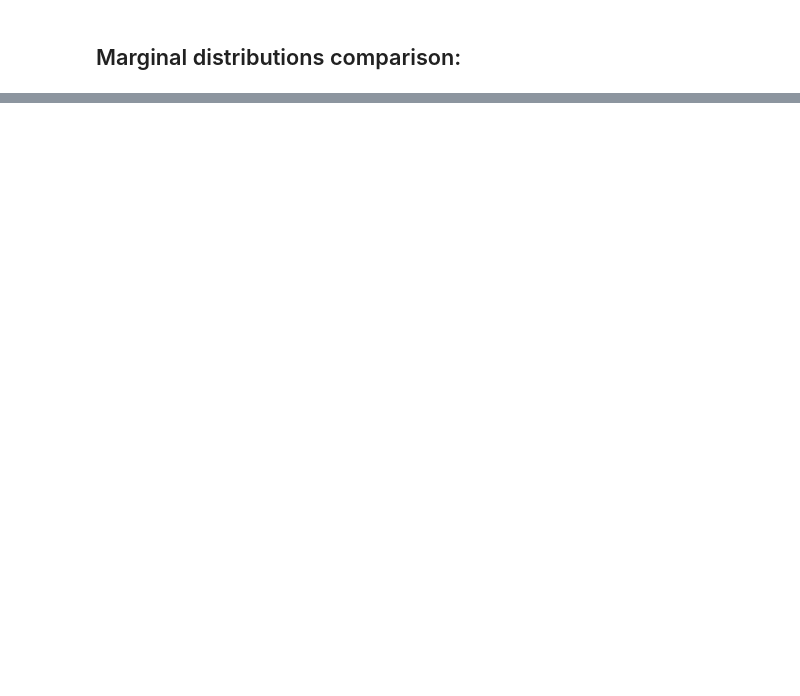
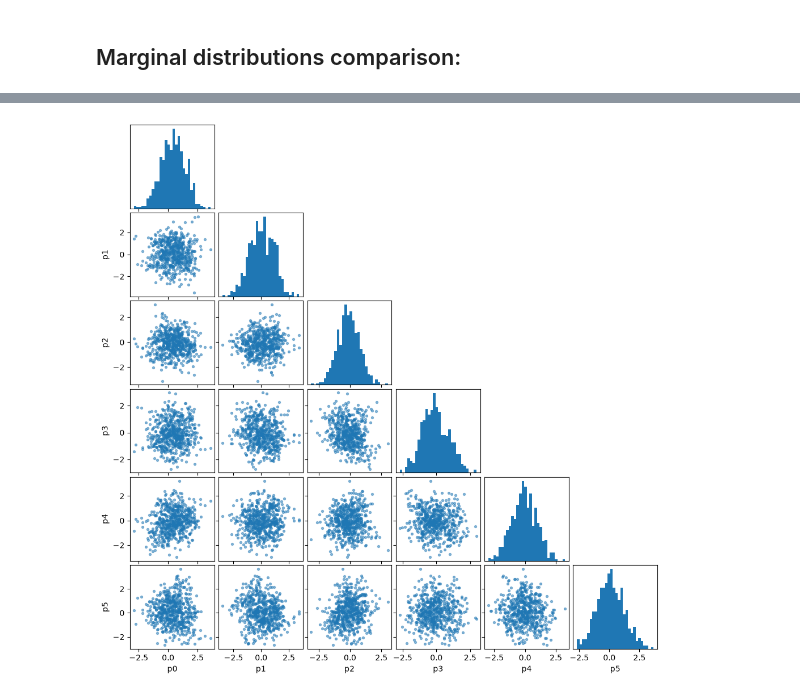
Before and after one commit to nickherrmann8503/Hamiltonian-MC, a Jupyter notebook: tests.ipynb, the cells around one changed output, grey strips where cells are left out. Drawn from its saved outputs; the diff is of its cells as text; code cells hidden in the pictures; blank space fills up the shorter version.

```diff
--- a/tests.ipynb
+++ b/tests.ipynb
@@ -349,0 +330,37 @@ plt.show()
+# %%
+Xns_flat = Xns.reshape(-1, Xns.shape[-1])   # (600, 6)
+n = Xns_flat.shape[1]
+labels = [f"p{i}" for i in range(n)]        # replace with your parameter names
+
+fig, axes = plt.subplots(n, n, figsize=(2*n, 2*n), sharex="col")
+
+for i in range(n):
+    for j in range(n):
+        ax = axes[i, j]
+        if j > i:
+            ax.axis("off")
+            continue
+
+        if i == j:
+            ax.hist(Xns_flat[:, i], bins=30)
+            ax.set_yticks([])
+        else:
+            ax.scatter(Xns_flat[:, j], Xns_flat[:, i], s=8, alpha=0.5)
+            # share y within each row, except the diagonal panel
+            if j > 0:
+                ax.sharey(axes[i, 0])
+
+        # tick labels only on the outer edge
+        if i < n - 1:
+            ax.tick_params(labelbottom=False)
+        else:
+            ax.set_xlabel(labels[j])
+        if j > 0:
+            ax.tick_params(labelleft=False)
+        elif i > 0:
+            ax.set_ylabel(labels[i])
+
+fig.subplots_adjust(hspace=0.05, wspace=0.05)
+plt.show()
+# %% [output]
+[figure, added]
```
Also changed, not shown: parts of 8 cells of this notebook.
